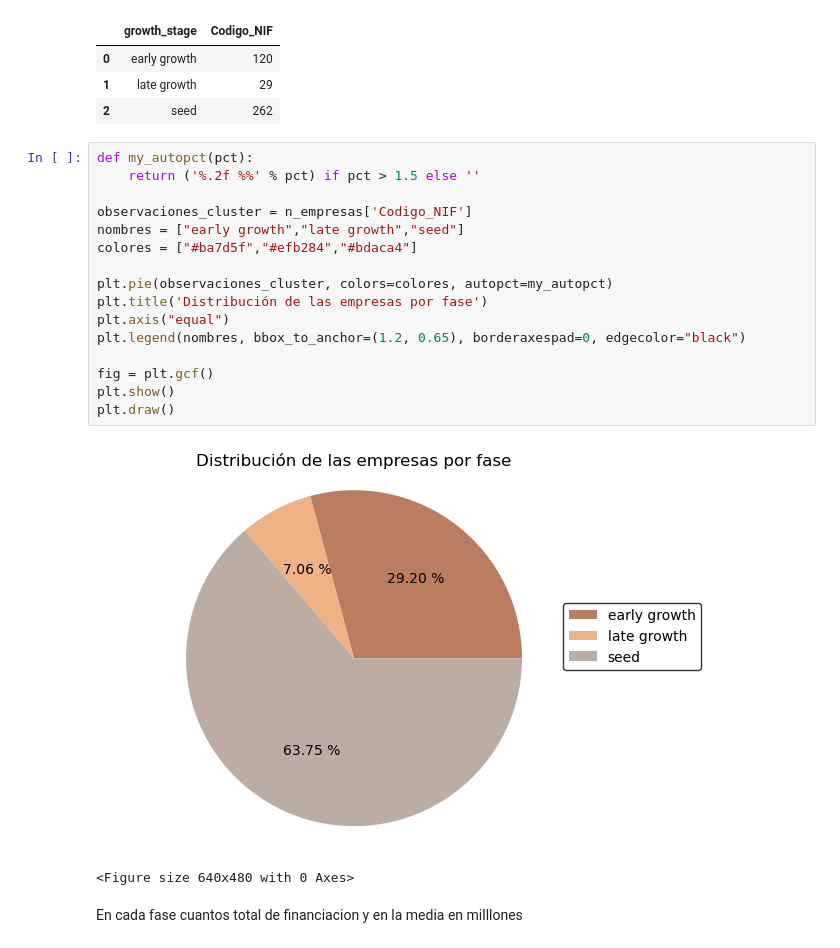
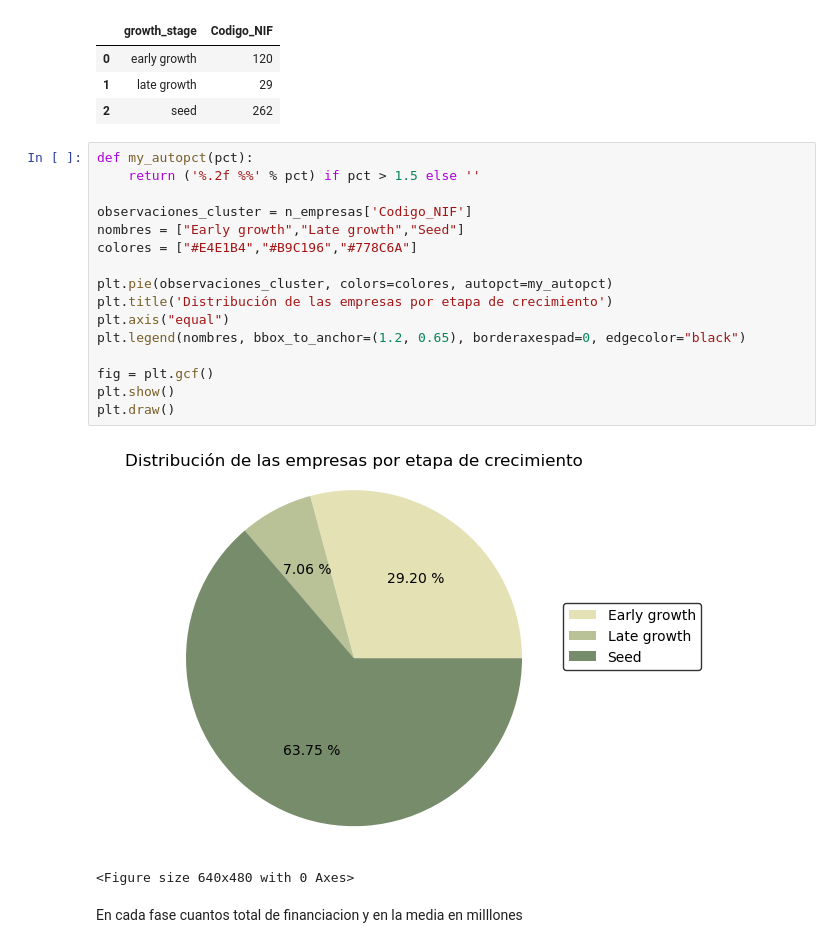
Before and after one commit to unaimleal/spri_reto_07_morado, a Jupyter notebook: Análsis descriptivo.ipynb, the cells around one changed output. Drawn from its saved outputs; the diff is of its cells as text.

```diff
--- a/Análsis descriptivo.ipynb
+++ b/Análsis descriptivo.ipynb
@@ -40,21 +40,21 @@ n_empresas
 # %%
 def my_autopct(pct):
     return ('%.2f %%' % pct) if pct > 1.5 else ''
 
 observaciones_cluster = n_empresas['Codigo_NIF']
-nombres = ["early growth","late growth","seed"]
-colores = ["#ba7d5f","#efb284","#bdaca4"]
+nombres = ["Early growth","Late growth","Seed"]
+colores = ["#E4E1B4","#B9C196","#778C6A"]
 
 plt.pie(observaciones_cluster, colors=colores, autopct=my_autopct)
-plt.title('Distribución de las empresas por fase')
+plt.title('Distribución de las empresas por etapa de crecimiento')
 plt.axis("equal")
 plt.legend(nombres, bbox_to_anchor=(1.2, 0.65), borderaxespad=0, edgecolor="black")
 
 fig = plt.gcf()
 plt.show()
 plt.draw()
 # %% [output]
-[figure, old version]
+[figure, new version]
 <Figure size 640x480 with 0 Axes>
 # %% [markdown]
 En cada fase cuantos total de financiacion y en la media en milllones
```
